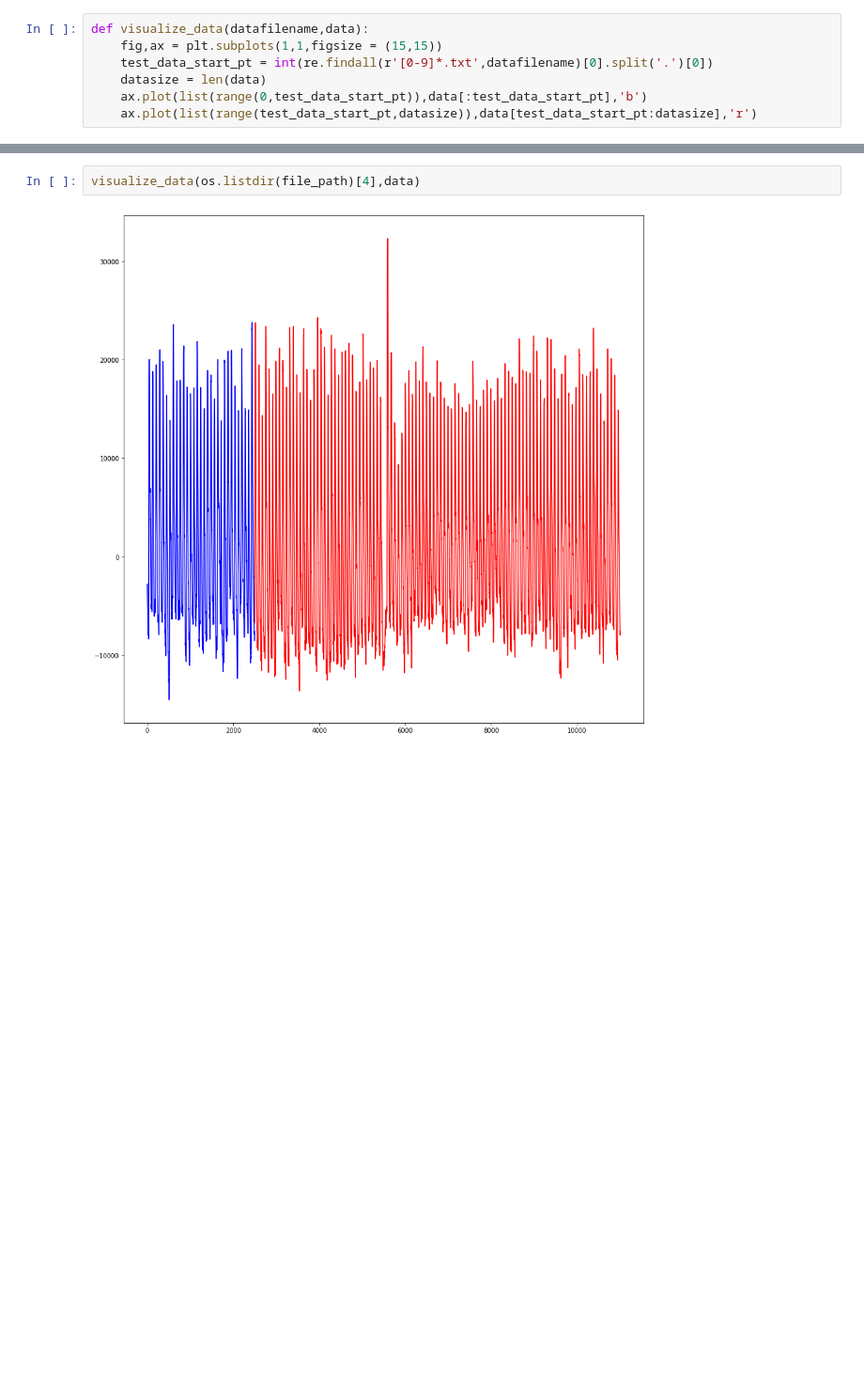
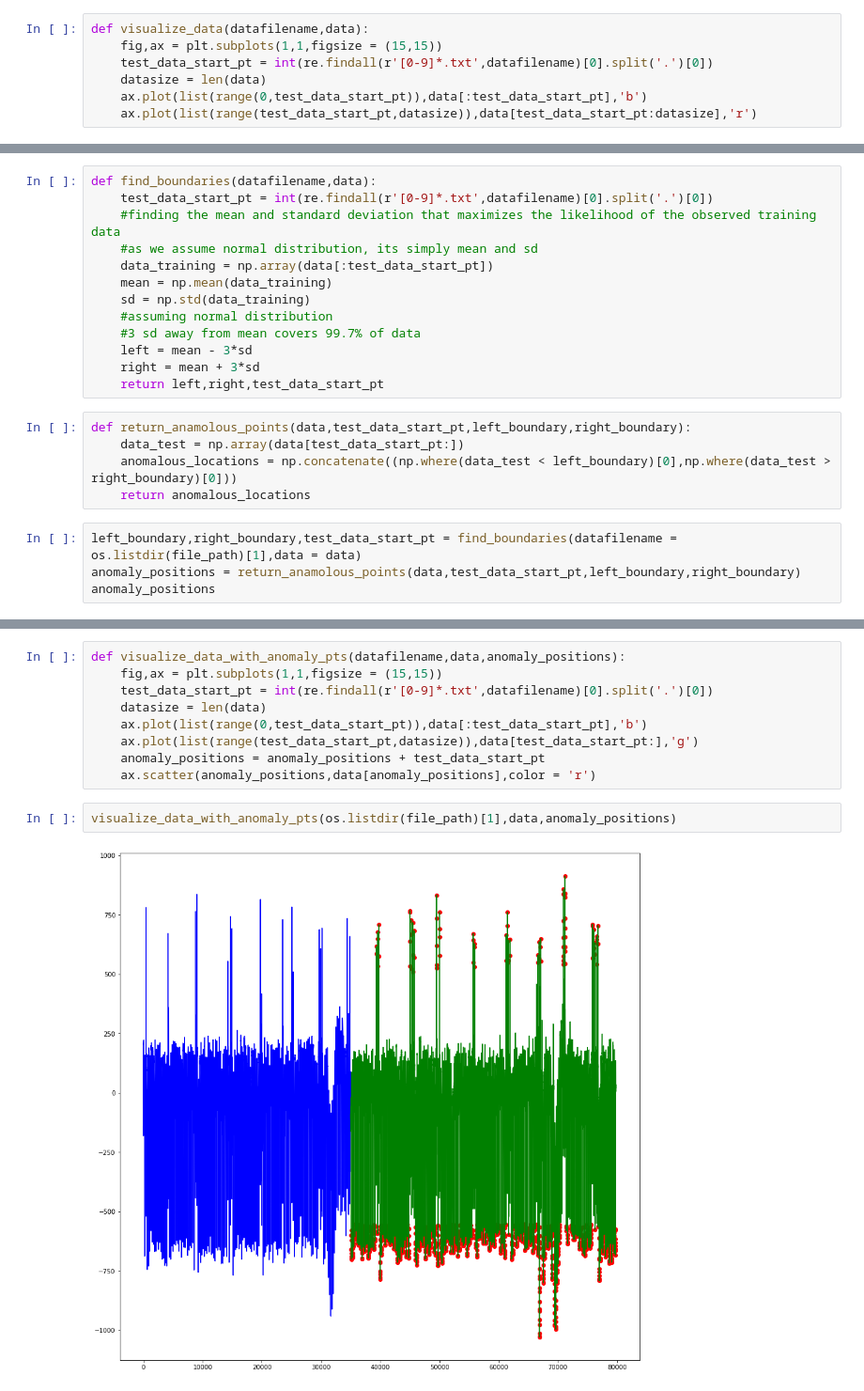
Before and after one commit to Pasindu19970808/Anomaly-Detection-Project, a Jupyter notebook: DataVisualization.ipynb, the cells around one changed output, grey strips where cells are left out. Shown at 94% size. Cells and saved outputs as stored; diff of their text form; blank space fills up the shorter version.

```diff
--- a/DataVisualization.ipynb
+++ b/DataVisualization.ipynb
@@ -18,0 +23,22 @@ def visualize_data(datafilename,data):
+# %%
+def find_boundaries(datafilename,data):
+    test_data_start_pt = int(re.findall(r'[0-9]*.txt',datafilename)[0].split('.')[0])
+    #finding the mean and standard deviation that maximizes the likelihood of the observed training data
+    #as we assume normal distribution, its simply mean and sd
+    data_training = np.array(data[:test_data_start_pt])
+    mean = np.mean(data_training)
+    sd = np.std(data_training)
+    #assuming normal distribution
+    #3 sd away from mean covers 99.7% of data
+    left = mean - 3*sd
+    right = mean + 3*sd
+    return left,right,test_data_start_pt
+# %%
+def return_anamolous_points(data,test_data_start_pt,left_boundary,right_boundary):
+    data_test = np.array(data[test_data_start_pt:])
+    anomalous_locations = np.concatenate((np.where(data_test < left_boundary)[0],np.where(data_test > right_boundary)[0]))
+    return anomalous_locations
+# %%
+left_boundary,right_boundary,test_data_start_pt = find_boundaries(datafilename = os.listdir(file_path)[1],data = data)
+anomaly_positions = return_anamolous_points(data,test_data_start_pt,left_boundary,right_boundary)
+anomaly_positions
@@ -19,4 +47,13 @@ def visualize_data(datafilename,data):
+# %%
+def visualize_data_with_anomaly_pts(datafilename,data,anomaly_positions):
+    fig,ax = plt.subplots(1,1,figsize = (15,15))
+    test_data_start_pt = int(re.findall(r'[0-9]*.txt',datafilename)[0].split('.')[0])
+    datasize = len(data)
+    ax.plot(list(range(0,test_data_start_pt)),data[:test_data_start_pt],'b')
+    ax.plot(list(range(test_data_start_pt,datasize)),data[test_data_start_pt:],'g')
+    anomaly_positions = anomaly_positions + test_data_start_pt
+    ax.scatter(anomaly_positions,data[anomaly_positions],color = 'r')
 # %%
-visualize_data(os.listdir(file_path)[4],data)
+visualize_data_with_anomaly_pts(os.listdir(file_path)[1],data,anomaly_positions)
 # %% [output]
-[figure, old version]
+[figure, new version]
```
Also changed, not shown: parts of 5 cells of this notebook, 1 other file.
